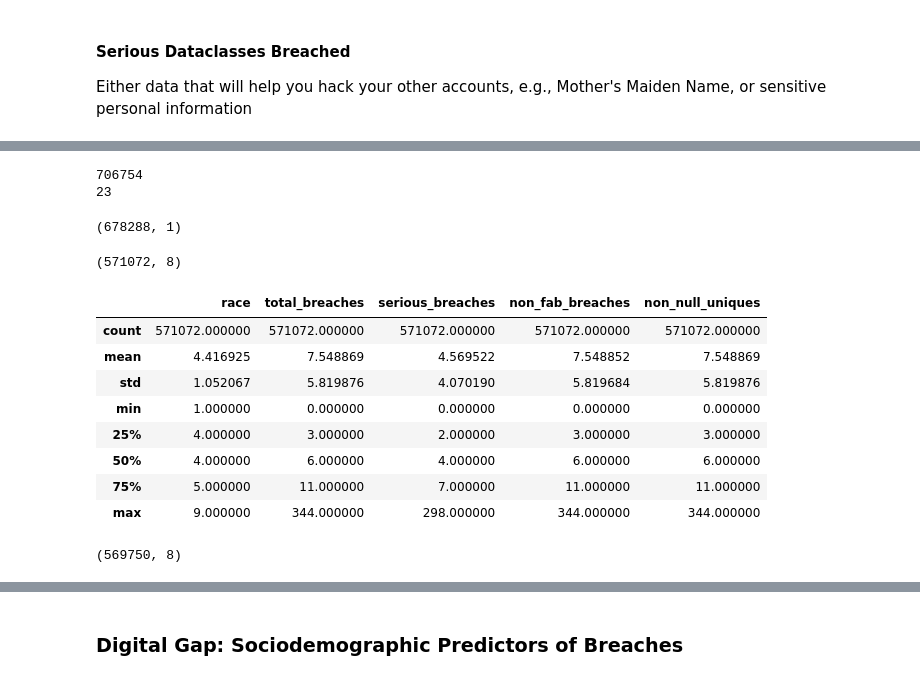
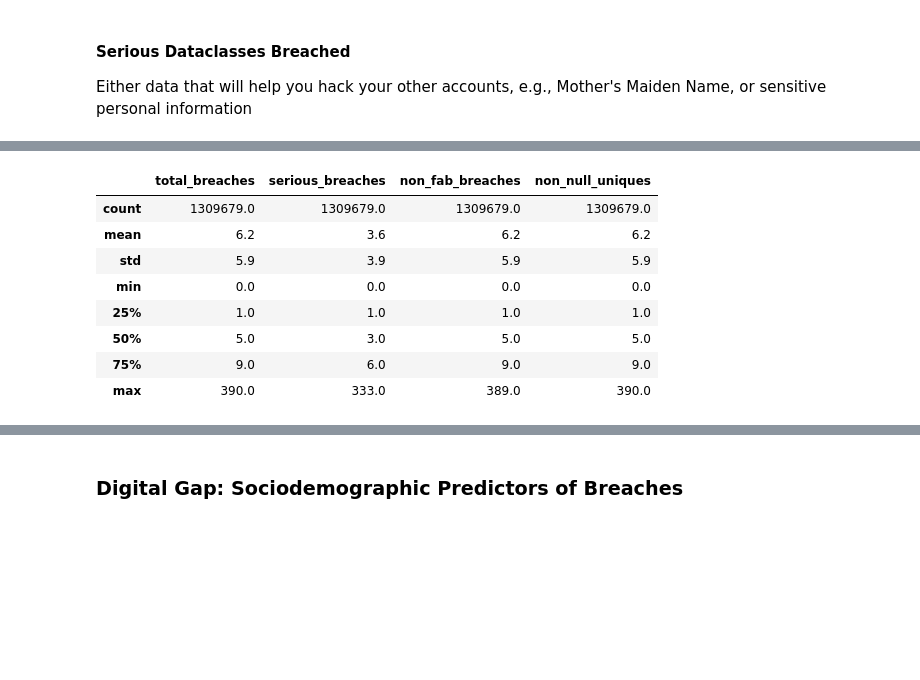
Before and after one commit to themains/reg_breach, a Jupyter notebook: notebooks/05_concat_fl_dat_analyze.ipynb, the cells around one changed output, grey strips where cells are left out. Drawn from its saved outputs; the diff is of its cells as text; code cells hidden in the pictures; blank space fills up the shorter version.

```diff
--- a/notebooks/05_concat_fl_dat_analyze.ipynb
+++ b/notebooks/05_concat_fl_dat_analyze.ipynb
@@ -70,34 +71,34 @@ breached_email_df['non_fab'] = ~breached_email_df['IsFabricated'].fillna(1)
 Either data that will help you hack your other accounts, e.g., Mother's Maiden Name, or sensitive personal information
 # %%
 serious_dataclasses = ["Audio recordings",
-"Auth tokens",
+"Auth tokens", #account cracking
 "Bank account numbers",
 "Biometric data",
 "Browsing histories",
 "Chat logs",
-"Credit card CVV",
-"Credit cards",
-"Credit status information",
+"Credit card CVV", #fin
+"Credit cards", #fin
+#"Credit status information", # don't know what this means
 "Drinking habits",
 "Driver's licenses",
 "Drug habits",
 "Email messages",
-"Encrypted keys",
+"Encrypted keys", #account cracking
 "Government issued IDs",
-"Health insurance information",
+#"Health insurance information",
 "Historical passwords", #account cracking
 "HIV statuses",
 #"Mothers maiden names", #account cracking
-"Partial credit card data",
+"Partial credit card data", #fin
 "Passport numbers",
 "Password hints",
-"Passwords",
+"Passwords", #account cracking
 "Personal health data",
 "Photos",
-"PINs",
+"PINs", #account cracking
 "Places of birth", #account cracking
 "Private messages",
-"Security questions and answers",
+"Security questions and answers", #account cracking
 "Sexual fetishes",
 "Sexual orientations",
 "SMS messages",
@@ -155,42 +119,24 @@ emails = [extract_email(log_line) for log_line in log_lines if "Saved" in log_li
-# %%
-# Subset to non empty uniques
-print(len(emails))
-print(len(emails[emails == '']))
-
-unique_not_empty_emails = [e for e in set(emails) if e.strip()]
-parsed_emails = pd.DataFrame({"email": unique_not_empty_emails})
-parsed_emails.shape
-# %% [output]
-706754
-23
-(678288, 1)
 # %%
-# Merge parsed to valid emails (assuming our population is valid emails)
-voter_df = pd.read_csv("pwned_scripts/fl_emails_valid_or_not.csv")
-
-parsed_voter = parsed_emails.merge(voter_df, how = 'left')
-parsed_valid = parsed_voter[parsed_voter['is_valid_email'] == True]
-parsed_valid.shape
+valid_emails = pd.read_csv("data/fl_valid_emails.csv")
+# can also do less strict is_valid_email
+valid_emails = valid_emails[valid_emails['is_valid_email_dns'] == True]
-# %% [output]
-(571072, 8)
 # %%
 # Merge breaches to parsed
-fin_df = pd.merge(parsed_valid, br_email_df, how = 'left', on = 'email')
+fin_df = pd.merge(valid_emails, br_email_df, how = 'left', on = 'email')
+# %%
+fin_df.fillna({'total_breaches': 0,
+               'serious_breaches': 0,
+               'non_fab_breaches': 0,
+               'non_null_uniques': 0}, inplace = True)
 # %%
-fin_df.fillna(0).describe()
+fin_df[['total_breaches', 'serious_breaches', 'non_fab_breaches', 'non_null_uniques']].describe().round(1)
 # %% [output]
-|  | race | total_breaches | serious_breaches | non_fab_breaches | non_null_uniques |
-| count | 571072.000000 | 571072.000000 | 571072.000000 | 571072.000000 | 571072.000000 |
-| mean | 4.416925 | 7.548869 | 4.569522 | 7.548852 | 7.548869 |
-| std | 1.052067 | 5.819876 | 4.070190 | 5.819684 | 5.819876 |
-| min | 1.000000 | 0.000000 | 0.000000 | 0.000000 | 0.000000 |
-| 25% | 4.000000 | 3.000000 | 2.000000 | 3.000000 | 3.000000 |
-| 50% | 4.000000 | 6.000000 | 4.000000 | 6.000000 | 6.000000 |
-| 75% | 5.000000 | 11.000000 | 7.000000 | 11.000000 | 11.000000 |
-| max | 9.000000 | 344.000000 | 298.000000 | 344.000000 | 344.000000 |
+|  | total_breaches | serious_breaches | non_fab_breaches | non_null_uniques |
+| count | 1309679.0 | 1309679.0 | 1309679.0 | 1309679.0 |
+| mean | 6.2 | 3.6 | 6.2 | 6.2 |
+| std | 5.9 | 3.9 | 5.9 | 5.9 |
+| min | 0.0 | 0.0 | 0.0 | 0.0 |
+| 25% | 1.0 | 1.0 | 1.0 | 1.0 |
+| 50% | 5.0 | 3.0 | 5.0 | 5.0 |
+| 75% | 9.0 | 6.0 | 9.0 | 9.0 |
+| max | 390.0 | 333.0 | 389.0 | 390.0 |
-# %%
-# Focus on DNS validated emails
-parsed_valid = parsed_voter[parsed_voter['is_valid_email_dns'] == True]
-parsed_valid.shape
-# %% [output]
-(569750, 8)
```
Also changed, not shown: parts of 20 cells of this notebook.
